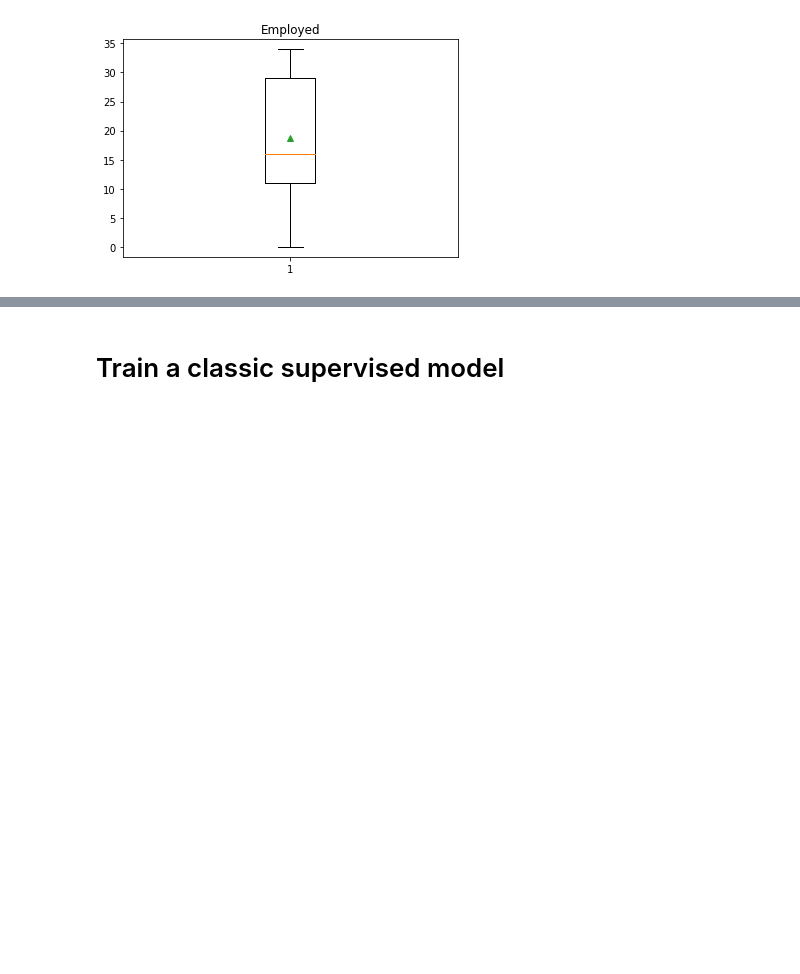
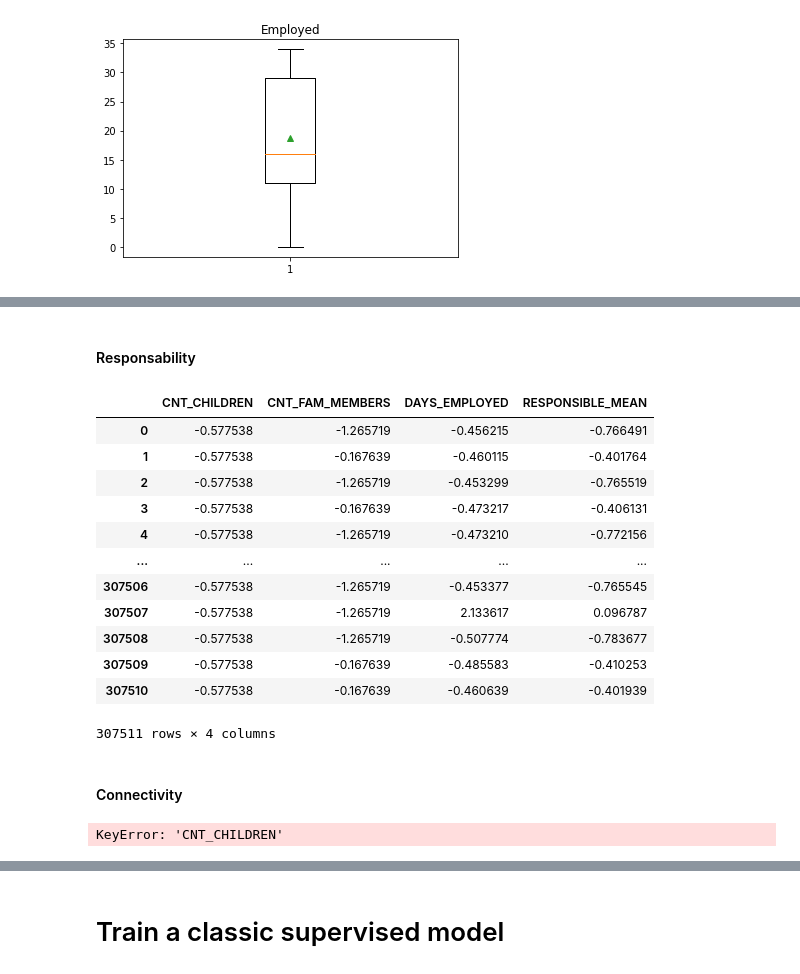
Before and after one commit to nicolizamacorrea/scoringmodel, a Jupyter notebook: notebook_draft.ipynb, the cells around one changed output, grey strips where cells are left out. Cells and saved outputs as stored; diff of their text form; code cells hidden in the pictures; blank space fills up the shorter version.

```diff
--- a/notebook_draft.ipynb
+++ b/notebook_draft.ipynb
@@ -367,0 +373,27 @@ richness
+# %% [markdown]
+#### Responsability
+# %%
+responsible = application_train_data_filtered[['CNT_CHILDREN', 'CNT_FAM_MEMBERS', 'DAYS_EMPLOYED', ]]
+std_scale = preprocessing.StandardScaler().fit(responsible)
+responsible = pd.DataFrame(std_scale.transform(responsible), columns=(responsible.columns))
+# %%
+col = responsible.loc[: , "CNT_CHILDREN":"DAYS_EMPLOYED"]
+responsible['RESPONSIBLE_MEAN'] = col.mean(axis=1)
+# %%
+responsible
+# %% [output]
+|  | CNT_CHILDREN | CNT_FAM_MEMBERS | DAYS_EMPLOYED | RESPONSIBLE_MEAN |
+| 0 | -0.577538 | -1.265719 | -0.456215 | -0.766491 |
+| 1 | -0.577538 | -0.167639 | -0.460115 | -0.401764 |
+| 2 | -0.577538 | -1.265719 | -0.453299 | -0.765519 |
+| 3 | -0.577538 | -0.167639 | -0.473217 | -0.406131 |
+| 4 | -0.577538 | -1.265719 | -0.473210 | -0.772156 |
+| ... | ... | ... | ... | ... |
+| 307506 | -0.577538 | -1.265719 | -0.453377 | -0.765545 |
+| 307507 | -0.577538 | -1.265719 | 2.133617 | 0.096787 |
+| 307508 | -0.577538 | -1.265719 | -0.507774 | -0.783677 |
+| 307509 | -0.577538 | -0.167639 | -0.485583 | -0.410253 |
+| 307510 | -0.577538 | -0.167639 | -0.460639 | -0.401939 |
+307511 rows × 4 columns
+# %% [markdown]
+#### Connectivity
@@ -367,0 +404,5 @@ richness
+# %%
+col = connect.loc[: , "FLAG_MOBIL":"FLAG_EMAIL"]
+connect['C_MEAN'] = col.mean(axis=1)
+# %% [output]
+KeyError: 'CNT_CHILDREN'
```
Also changed, not shown: parts of 6 cells of this notebook.
